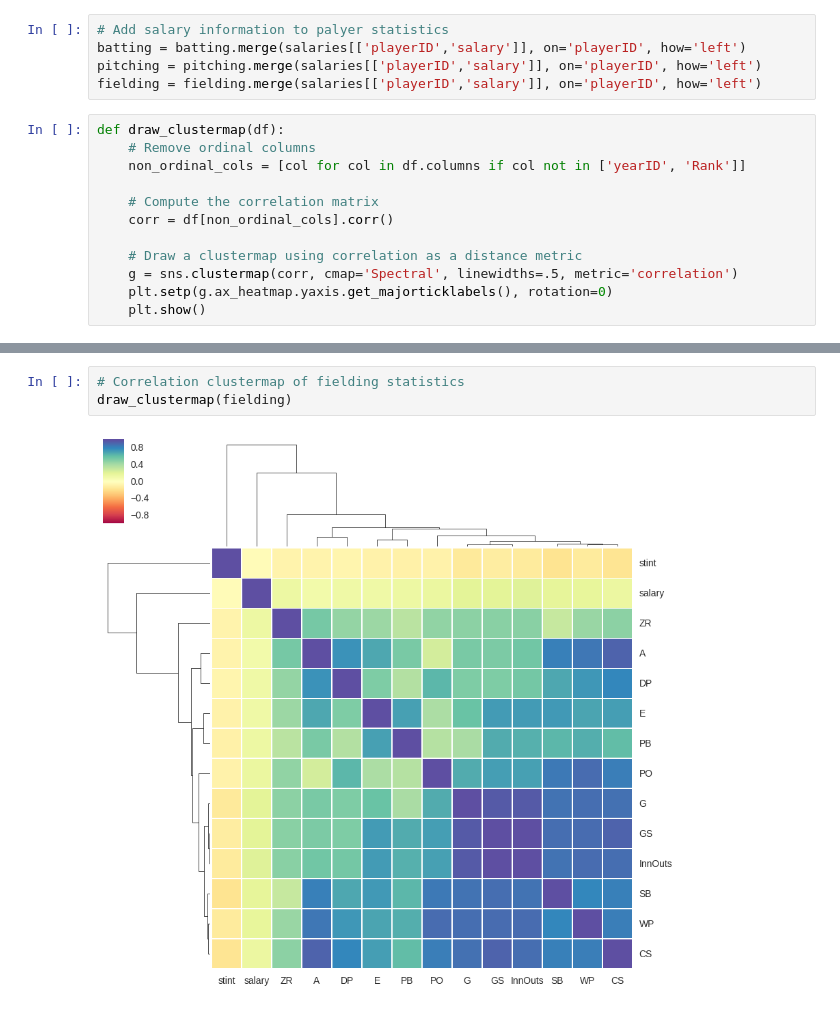
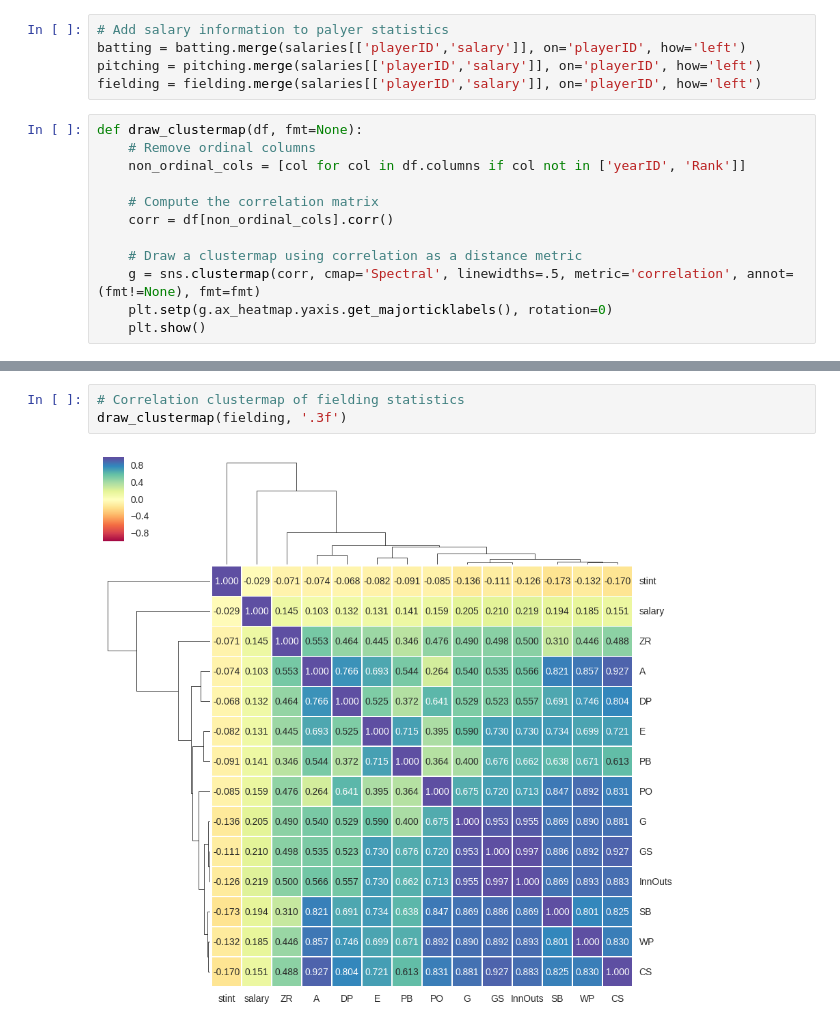
Before and after one commit to bonamprabhu/baseball-statistics, a Jupyter notebook: baseball-statistics.ipynb, the cells around one changed output, grey strips where cells are left out. Cells and saved outputs as stored; diff of their text form.

```diff
--- a/baseball-statistics.ipynb
+++ b/baseball-statistics.ipynb
@@ -121,7 +139,7 @@ batting = batting.merge(salaries[['playerID','salary']], on='playerID', how='lef
 pitching = pitching.merge(salaries[['playerID','salary']], on='playerID', how='left')
 fielding = fielding.merge(salaries[['playerID','salary']], on='playerID', how='left')
 # %%
-def draw_clustermap(df):
+def draw_clustermap(df, fmt=None):
     # Remove ordinal columns
     non_ordinal_cols = [col for col in df.columns if col not in ['yearID', 'Rank']]
 
@@ -129,7 +147,7 @@ def draw_clustermap(df):
     corr = df[non_ordinal_cols].corr()
 
     # Draw a clustermap using correlation as a distance metric
-    g = sns.clustermap(corr, cmap='Spectral', linewidths=.5, metric='correlation')
+    g = sns.clustermap(corr, cmap='Spectral', linewidths=.5, metric='correlation', annot=(fmt!=None), fmt=fmt)
     plt.setp(g.ax_heatmap.yaxis.get_majorticklabels(), rotation=0)
     plt.show()
 # %%
@@ -145,5 +163,5 @@ draw_clustermap(pitching)
 # %%
 # Correlation clustermap of fielding statistics
-draw_clustermap(fielding)
+draw_clustermap(fielding, '.3f')
 # %% [output]
-[figure, old version]
+[figure, new version]
```
Also changed, not shown: parts of 12 cells of this notebook, 1 other file.
